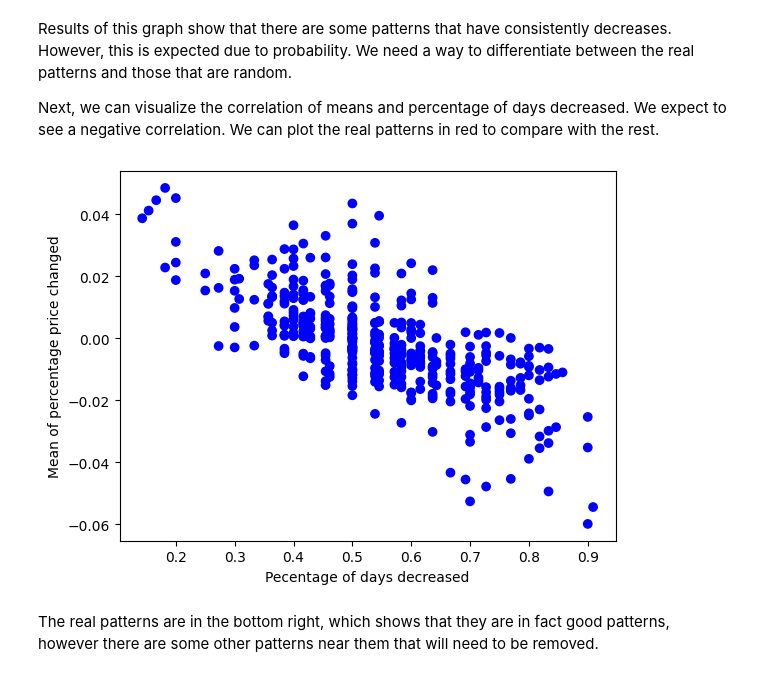
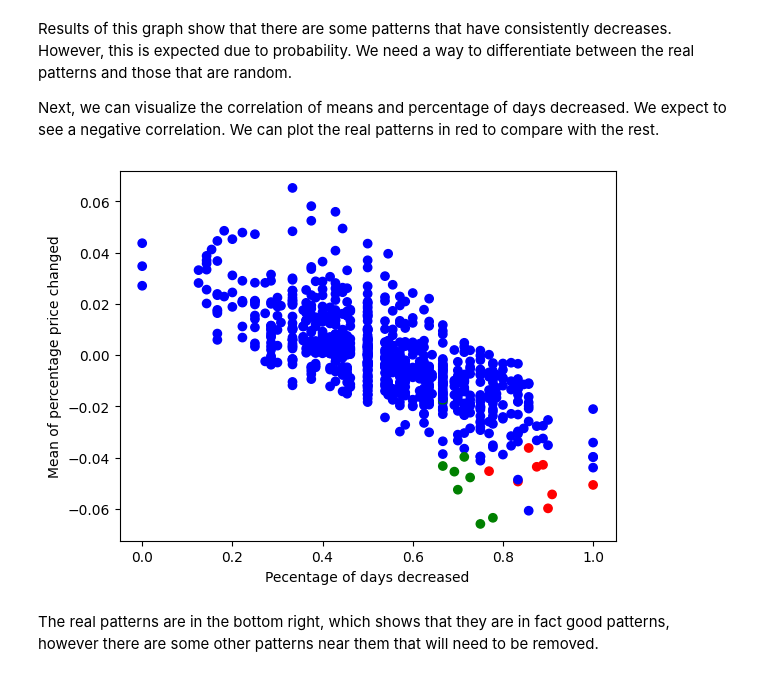
Before and after one commit to GoneSahlin/PutAnalysis, a Jupyter notebook: analysis.ipynb, the cells around one changed output. Cells and saved outputs as stored; diff of their text form; code cells hidden in the pictures.

Commit message:
visualization of next days change

```diff
--- a/analysis.ipynb
+++ b/analysis.ipynb
@@ -66,18 +66,25 @@ importlib.reload(utils)
 
 patterns = utils.generate_possible_patterns(df)
 
-evaluation_dict = {"pattern": [], "days_decreased": [], "days_total": [], "mean": [], "stdev": []}
+evaluation_dict = {"pattern": [], "days_decreased": [], "days_total": [], "mean": [], "stdev": [],
+                   "next_days_decreased": [], "next_mean": [], "next_stdev": []}
 for pattern in patterns:
   days_decreased, mean, stdev = utils.evaluate_pattern(pattern, df)
   days_total = len(pattern)
+
+  next_days_decreased, next_mean, next_stdev = utils.evaluate_pattern_next_day(pattern, df)
 
   evaluation_dict["pattern"].append(pattern)
   evaluation_dict["days_decreased"].append(days_decreased)
   evaluation_dict["days_total"].append(days_total)
   evaluation_dict["mean"].append(mean)
   evaluation_dict["stdev"].append(stdev)
+  evaluation_dict["next_days_decreased"].append(next_days_decreased)
+  evaluation_dict["next_mean"].append(next_mean)
+  evaluation_dict["next_stdev"].append(next_stdev)
 
 evaluation_df = pd.DataFrame(evaluation_dict)
 
+evaluation_df = evaluation_df.dropna()
 evaluation_df
 # %% [output]
@@ -99,6 +106,6 @@ evaluation_df
 
 We need to remove patterns with less than 4 dates, or 1 year, as they do not have enough data points to show a pattern.
 # %%
-evaluation_df = evaluation_df[evaluation_df["pattern"].apply(len) >= 4]
+evaluation_df = evaluation_df[evaluation_df["pattern"].apply(len) >= 6]
 evaluation_df
 # %% [output]
@@ -140,25 +147,27 @@ Results of this graph show that there are some patterns that have consistently d
 
 Next, we can visualize the correlation of means and percentage of days decreased. We expect to see a negative correlation. We can plot the real patterns in red to compare with the rest.
 # %%
-real_pattern = [date.fromisoformat(x) for x in ["2021-02-16", "2021-05-17", "2021-08-16", "2021-11-15", "2022-02-15", "2022-05-16", "2022-08-15", "2022-11-15", "2023-02-15", "2023-05-15", "2023-08-15", "2023-11-15", "2024-02-15"]]
-real_pattern = [date.fromisoformat(x) for x in ["2021-02-16", "2021-05-17", "2021-08-16", "2021-11-16", "2022-02-16", "2022-05-16", "2022-08-16", "2022-11-16", "2023-02-16", "2023-05-16", "2023-08-16", "2023-11-16", "2024-02-16"]]
-real_pattern = [date.fromisoformat(x) for x in ["2021-02-17", "2021-05-17", "2021-08-17", "2021-11-17", "2022-02-17", "2022-05-17", "2022-08-17", "2022-11-17", "2023-02-17", "2023-05-17", "2023-08-17", "2023-11-17", "2024-02-17"]]
-
+# real_pattern = [date.fromisoformat(x) for x in ["2021-02-16", "2021-05-17", "2021-08-16", "2021-11-15", "2022-02-15", "2022-05-16", "2022-08-15", "2022-11-15", "2023-02-15", "2023-05-15", "2023-08-15", "2023-11-15", "2024-02-15"]]
+# real_pattern = [date.fromisoformat(x) for x in ["2021-02-16", "2021-05-17", "2021-08-16", "2021-11-16", "2022-02-16", "2022-05-16", "2022-08-16", "2022-11-16", "2023-02-16", "2023-05-16", "2023-08-16", "2023-11-16", "2024-02-16"]]
+# real_pattern = [date.fromisoformat(x) for x in ["2021-02-17", "2021-05-17", "2021-08-17", "2021-11-17", "2022-02-17", "2022-05-17", "2022-08-17", "2022-11-17", "2023-02-17", "2023-05-17", "2023-08-17", "2023-11-17", "2024-02-17"]]
+real_pattern = utils.generate_pattern_from_date(date.fromisoformat("2021-02-16"), df)
+secondary_pattern = utils.generate_pattern_from_date(date.fromisoformat("2021-02-17"), df)
 
 # organize data
 x = (evaluation_df["days_decreased"] / evaluation_df["days_total"]).to_list()
 y = evaluation_df["mean"].to_list()
-colors = [("r" if len(pattern) == len(real_pattern) else "g") if np.all([x in real_pattern for x in pattern]) else "b" for pattern in evaluation_df["pattern"].to_list()]
+
+colors = ["r" if np.all([x in real_pattern for x in pattern]) else "g" if np.all([x in secondary_pattern for x in pattern]) else "b" for pattern in evaluation_df["pattern"].to_list()]
 
 # plot:
 fig, ax = plt.subplots()
 ax.scatter(x, y, c=colors)
 ax.set_xlabel("Pecentage of days decreased")
 ax.set_ylabel("Mean of percentage price changed")
 
 plt.show()
 # %% [output]
-[figure, old version]
+[figure, new version]
 # %% [markdown]
 The real patterns are in the bottom right, which shows that they are in fact good patterns, however there are some other patterns near them that will need to be removed.
 # %% [markdown]
```
Also changed, not shown: parts of 6 cells of this notebook, 2 other files.
